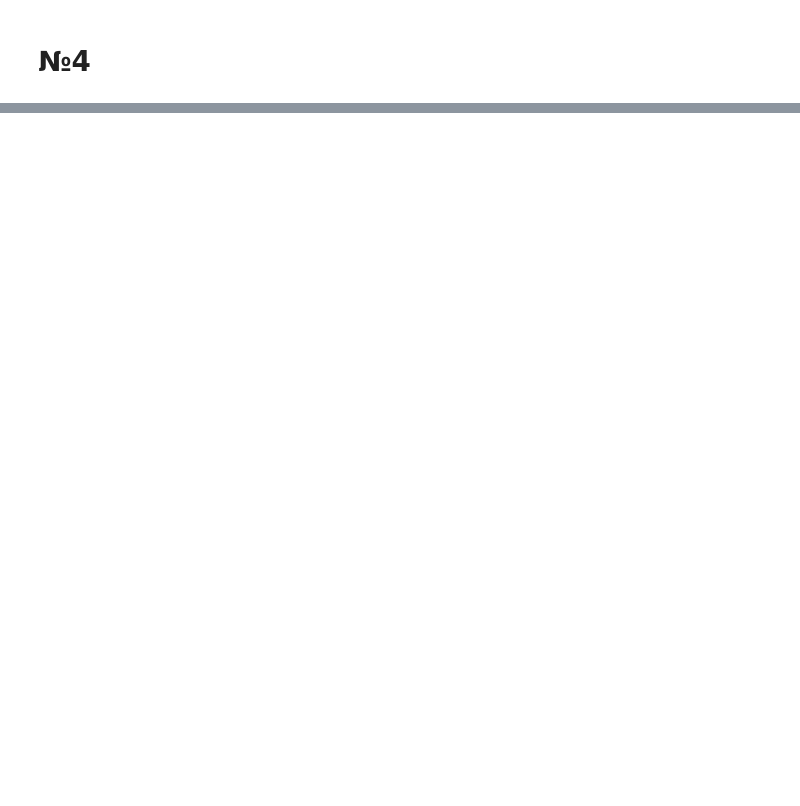
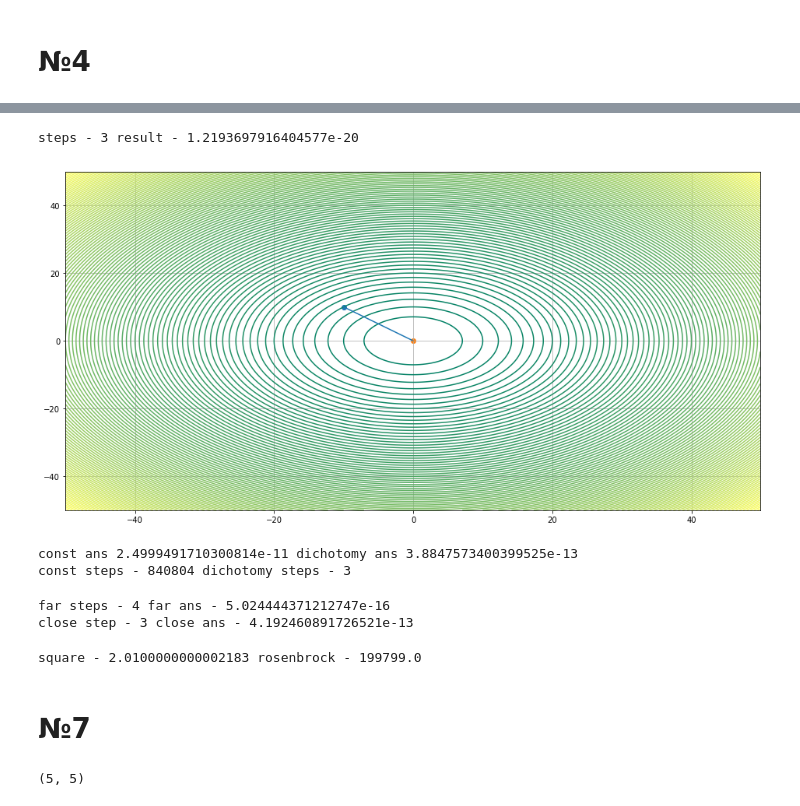
Before and after one commit to DrozdikGleb/optimization-methods, a Jupyter notebook: HW1.ipynb, the cells around one changed output, grey strips where cells are left out. Cells and saved outputs as stored; diff of their text form; code cells hidden in the pictures; blank space fills up the shorter version.

```diff
--- a/HW1.ipynb
+++ b/HW1.ipynb
@@ -165,0 +208,11 @@ class Logistic:
+# %%
+def sum_squares_f(args):
+    return np.sum(args ** 2)
+
+def sum_squares_grad(args):
+    return 2 * args
+# %%
+draw_function(sum_squares_f, sum_squares_grad, np.array([-10, 10]), golden_ratio)
+# %% [output]
+steps - 3 result - 1.2193697916404577e-20
+[figure, added]
@@ -165,0 +225,5 @@ class Logistic:
+# %%
+compare_step_strategy()
+# %% [output]
+const ans 2.4999491710300814e-11 dichotomy ans 3.8847573400399525e-13
+const steps - 840804 dichotomy steps - 3
@@ -165,0 +236,13 @@ class Logistic:
+# %%
+compare_init_values_strategy()
+# %% [output]
+far steps - 4 far ans - 5.024444371212747e-16
+close step - 3 close ans - 4.192460891726521e-13
+# %%
+args = np.array([-100, 10])
+args2 = np.array([-100, 10.1])
+print('square -', abs(sum_squares_f(args) - sum_squares_f(args2)), 'rosenbrock -', abs(rosenbrock_fun(args) - rosenbrock_fun(args2)))
+# %% [output]
+square - 2.0100000000002183 rosenbrock - 199799.0
+# %% [markdown]
+# №7
@@ -165,0 +282,4 @@ class Logistic:
+# %%
+matrix.shape
+# %% [output]
+(5, 5)
```
Also changed, not shown: parts of 15 cells of this notebook, 1 other file.
